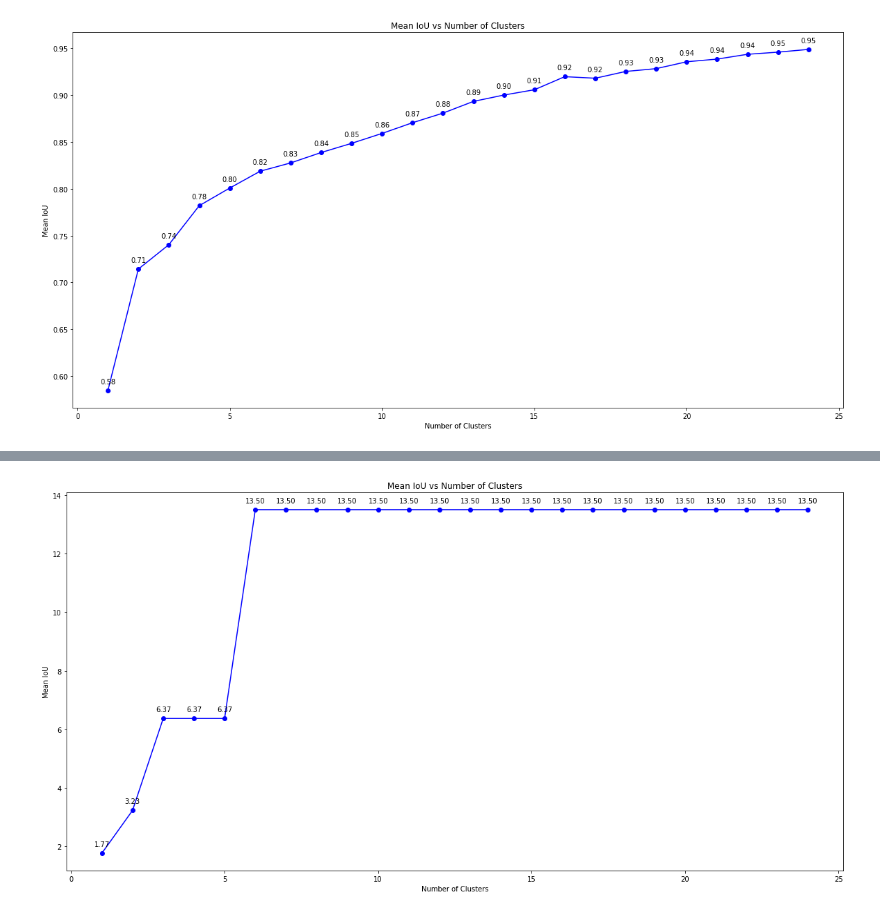
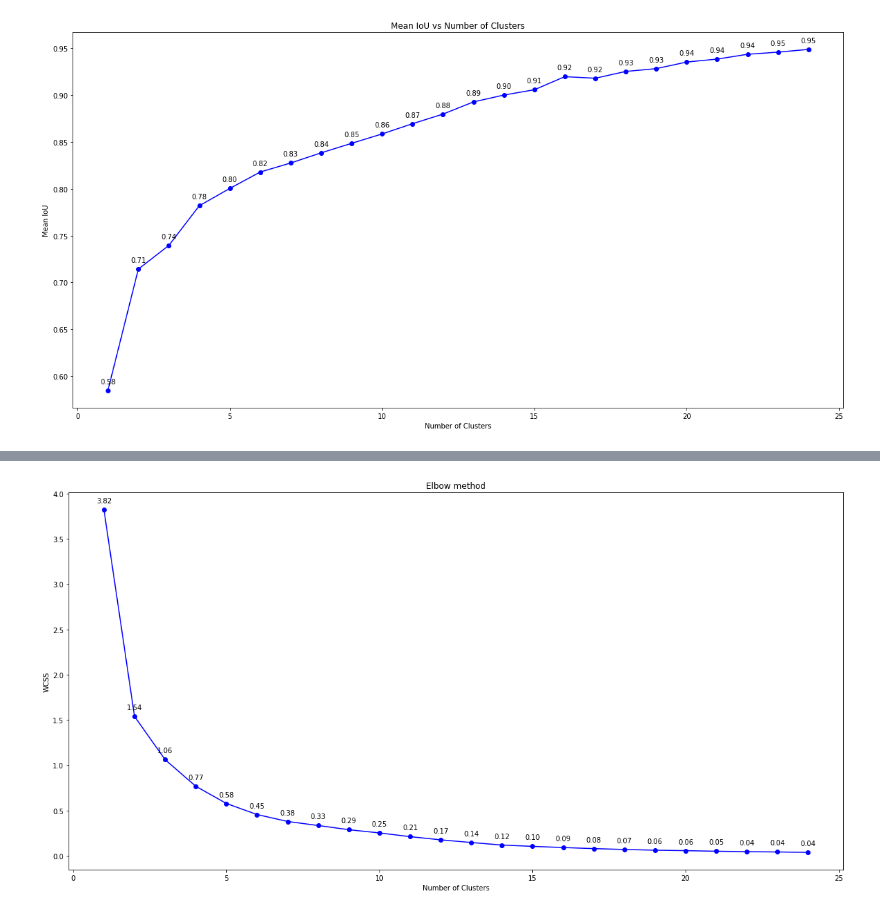
Before and after one commit to garima-mahato/EVA4, a Jupyter notebook: S12/AssignmentB/EVA4_Session12_AssignmentB.ipynb, the cells around one changed output, grey strips where cells are left out. Saved outputs shown, nothing was run; the diff lists cells and outputs as text; code cells hidden in the pictures.

```diff
--- a/S12/AssignmentB/EVA4_Session12_AssignmentB.ipynb
+++ b/S12/AssignmentB/EVA4_Session12_AssignmentB.ipynb
@@ -290,8 +322,8 @@ X1 = dataset.loc[:,['n_width_log', 'n_height_log']].values
 4) **wcss1** contains the all the mean IoU for log of normalized bounding box dimension.
 # %%
 num_iter = 25
-wcss = iterate_kmeans(num_iter, X, X)
-wcss1 = iterate_kmeans(num_iter, X1, X)
+m_iou, wcss = iterate_kmeans(num_iter, X, X)
+m_iou1, wcss1 = iterate_kmeans(num_iter, X1, X)
 # %% [markdown]
 ### Plotting mean IoU against number of clusters
 ---
@@ -312,6 +347,6 @@ This solidifies the inference of using **6 number of clusters**.
 # %%
 # Create plot
-xs, ys = range(1,num_iter), wcss1
-visualize(xs, ys)
+xs, ys = range(1,num_iter), wcss
+visualize(xs, ys, ylabel="WCSS", title="Elbow method")
 # %% [output]
-[figure, old version]
+[figure, new version]
```
Also changed, not shown: parts of 14 cells of this notebook.
